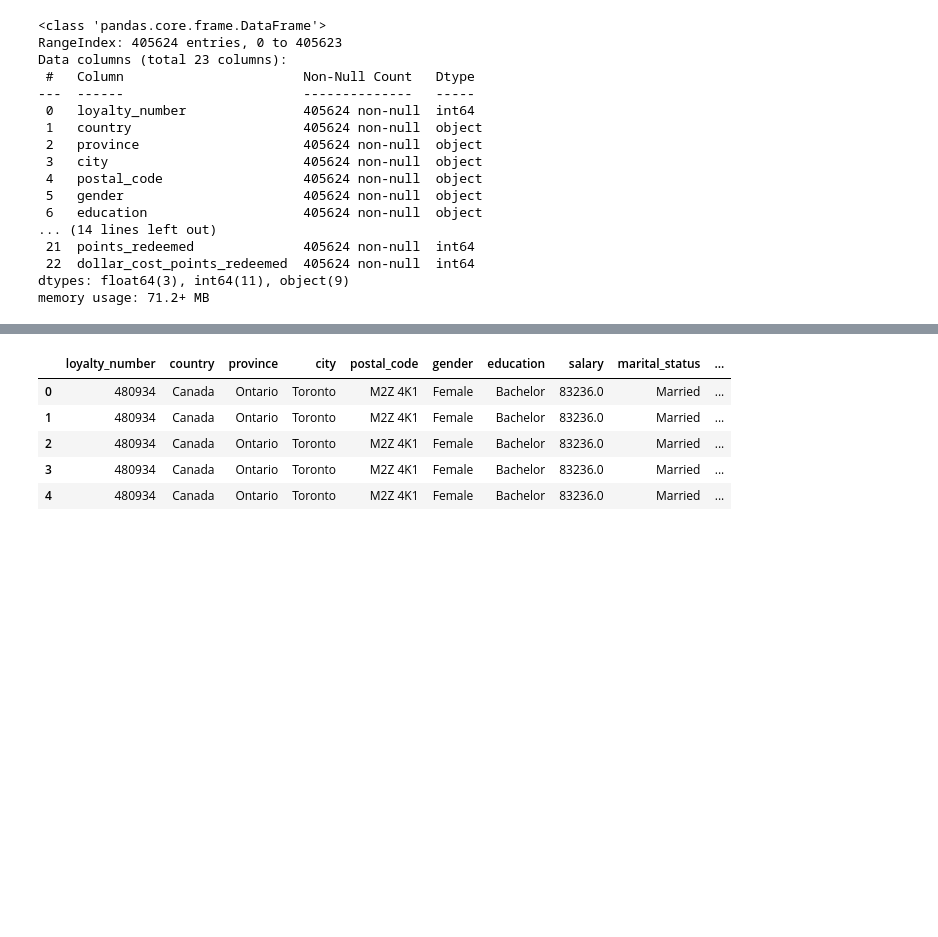
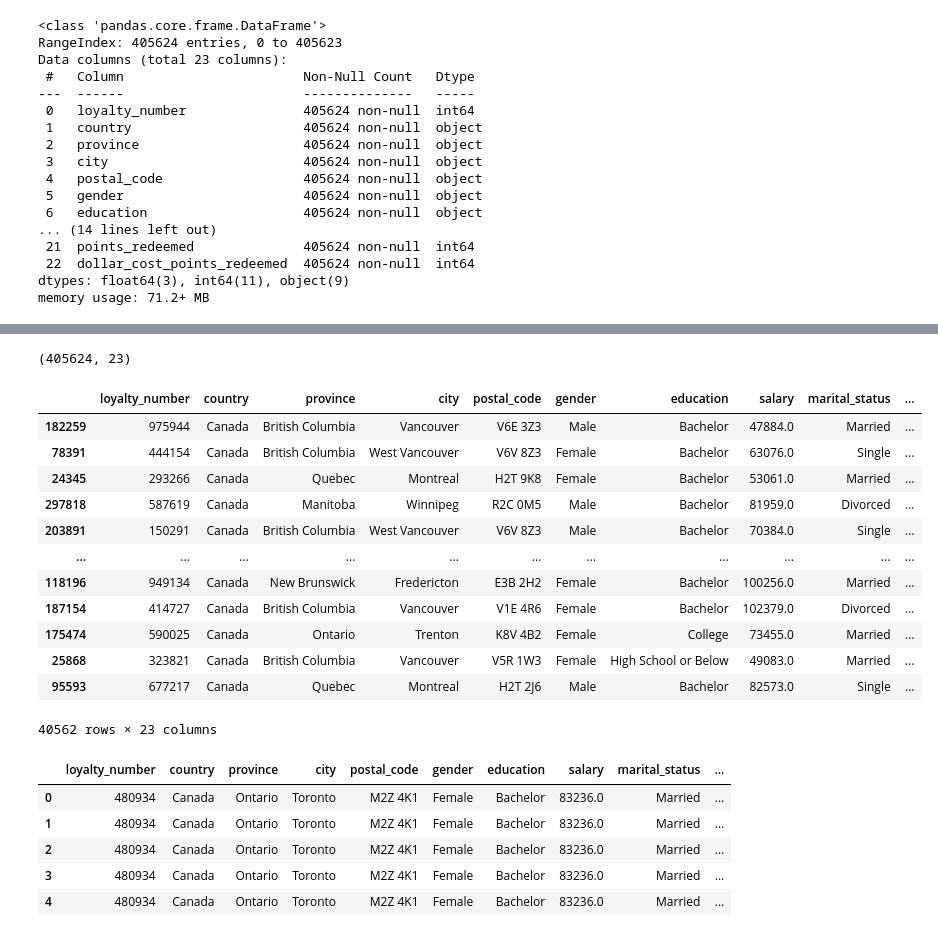
Before and after one commit to Adalab/promo-F-DA-modulo3-evaluacion-final-ClaraAvecilla, a Jupyter notebook: evaluacion_final_m3.ipynb, the cells around one changed output, grey strips where cells are left out. Drawn from its saved outputs; the diff is of its cells as text; code cells hidden in the pictures; blank space fills up the shorter version.

```diff
--- a/evaluacion_final_m3.ipynb
+++ b/evaluacion_final_m3.ipynb
@@ -660,0 +691,24 @@ df_datos.to_csv("datos_limpios.cvs", index=False)
+# %%
+df_datos.shape
+# %% [output]
+(405624, 23)
+# %%
+porcentaje_muestra = 0.10
+numero_muestras = int(len(df_datos) * porcentaje_muestra)
+df_muestra = df_datos.sample(n=numero_muestras, random_state=42)
+# %%
+df_muestra
+# %% [output]
+|  | loyalty_number | country | province | city | postal_code | gender | education | salary | marital_status | ... |
+| 182259 | 975944 | Canada | British Columbia | Vancouver | V6E 3Z3 | Male | Bachelor | 47884.0 | Married | ... |
+| 78391 | 444154 | Canada | British Columbia | West Vancouver | V6V 8Z3 | Female | Bachelor | 63076.0 | Single | ... |
+| 24345 | 293266 | Canada | Quebec | Montreal | H2T 9K8 | Female | Bachelor | 53061.0 | Married | ... |
+| 297818 | 587619 | Canada | Manitoba | Winnipeg | R2C 0M5 | Male | Bachelor | 81959.0 | Divorced | ... |
+| 203891 | 150291 | Canada | British Columbia | West Vancouver | V6V 8Z3 | Male | Bachelor | 70384.0 | Single | ... |
+| ... | ... | ... | ... | ... | ... | ... | ... | ... | ... | ... |
+| 118196 | 949134 | Canada | New Brunswick | Fredericton | E3B 2H2 | Female | Bachelor | 100256.0 | Married | ... |
+| 187154 | 414727 | Canada | British Columbia | Vancouver | V1E 4R6 | Female | Bachelor | 102379.0 | Divorced | ... |
+| 175474 | 590025 | Canada | Ontario | Trenton | K8V 4B2 | Female | College | 73455.0 | Married | ... |
+| 25868 | 323821 | Canada | British Columbia | Vancouver | V5R 1W3 | Female | High School or Below | 49083.0 | Married | ... |
+| 95593 | 677217 | Canada | Quebec | Montreal | H2T 2J6 | Male | Bachelor | 82573.0 | Single | ... |
+40562 rows × 23 columns
```
Also changed, not shown: parts of 47 cells of this notebook, 5 other files.
